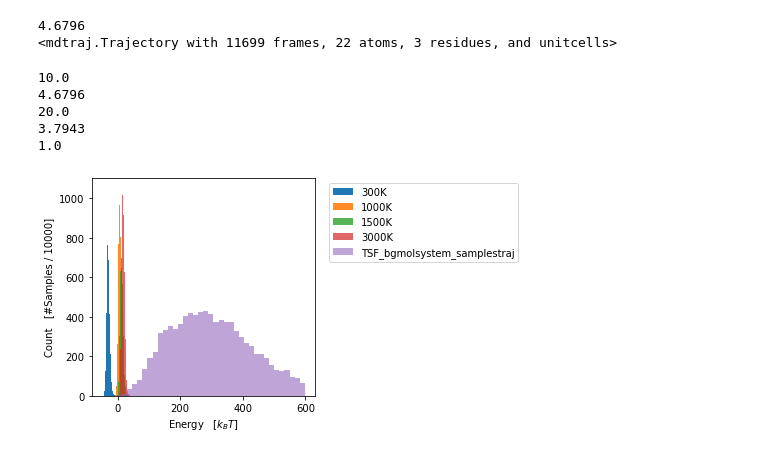
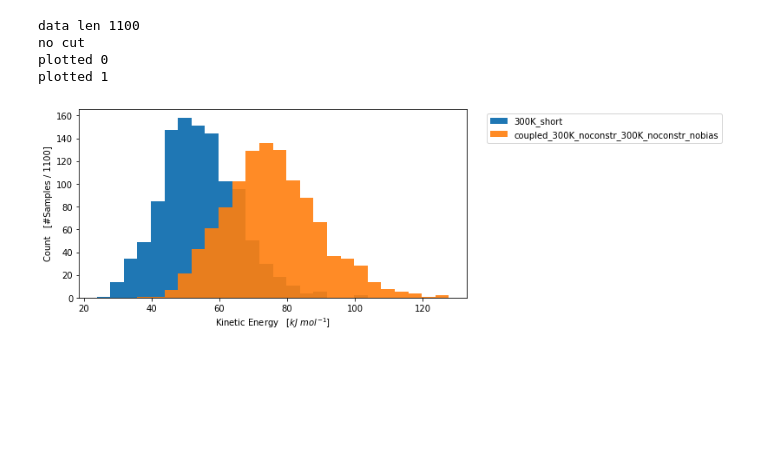
Before and after one commit to michellab/bgflow, a Jupyter notebook: BGflow_examples/plotting_energies.ipynb, the cells around one changed output. Saved outputs shown, nothing was run; the diff lists cells and outputs as text; code cells hidden in the pictures; blank space fills up the shorter version.

```diff
--- a/BGflow_examples/plotting_energies.ipynb
+++ b/BGflow_examples/plotting_energies.ipynb
@@ -101,13 +43,11 @@ parametersdict = pickle.load(pickleFile)
 # %%
-def find_stride(fname):
-    traj = mdtraj.load(f'{fname}.dcd',top='ala2_fromURL.pdb')
+def find_stride(fname, top_file, fpath_stub):
+
+    if 'coupled' in fname:
+        traj = mdtraj.load(f'Coupled_scheme/Trajectories/{fname}.dcd',top=top_file)
+    else:
+        traj = mdtraj.load(f'{fpath_stub}/Trajectories/{fname}.dcd',top=top_file)
+
     print(traj.n_frames/10000)
-    return traj.n_frames/10000
+    return len(traj), traj.n_frames/10000
-# %%
-stride = find_stride('1000K')
-traj = mdtraj.load('1000K.dcd',top='ala2_fromURL.pdb', stride=stride)
-print(traj)
-# %% [output]
-4.6796
-<mdtraj.Trajectory with 11699 frames, 22 atoms, 3 residues, and unitcells>
 # %%
@@ -185,15 +141,0 @@ def average_energy(trajectory, target_energy):
-# %%
-def plot_energy(ax,
-        *fnames):
-
-    energies = {}
-    for fname in fnames:
-        energies[fname] = get_energies(fname)
-        if np.percentile(energies[fname], 90) > 100:
-            ax.hist(energies[fname],  bins=40, range=(-50,np.percentile(energies[fname], 90)), density=False, label=fname, alpha=(1-fnames.index(fname)/10))
-        else:
-            ax.hist(energies[fname],  bins=40, density=False, label=fname, alpha=(1-fnames.index(fname)/10))
-
-    ax.set_xlabel("Energy   [$k_B T$]")
-    ax.set_ylabel(f"Count   [#Samples / {len(energies[fnames[0]])}]")
-    ax.legend(bbox_to_anchor = (1.04,1), loc='upper left')
@@ -200,12 +197,22 @@ def plot_energy(ax,
 # %%
 import matplotlib.pyplot as plt
-fig, ax = plt.subplots(figsize=(4,4))
 
-plot_energy(ax, '300K', '1000K','1500K', '3000K','TSF_bgmolsystem_samplestraj')
+fig, ax = plt.subplots(figsize=(8,4))
+
+#plot_energy(ax, '300Ktraj_xmlsystem_samplestraj')
+plot_energy(ax, '300K_short',
+'coupled_300K_noconstr_300K_noconstr_nobias',
+#'coupled_1000K_noconstr_TSFstride10_2_bias','coupled_1000K_noconstr_TSFstride10_2_nobias',
+# '300K_noconstr_long_1_samplestraj', '300K_noconstr_long_2_samplestraj', '300K_noconstr_long_3_samplestraj',
+# 'TSFtrajstride10_noconstr_long_1_samplestraj', 'TSFtrajstride10_noconstr_long_2_samplestraj', 'TSFtrajstride10_noconstr_long_3_samplestraj',
+molecule = 'ala2',kinetic_energy=True)
+
+
+#plot_energy(ax, '300Ktraj_xmlsystem_samplestraj')
+#'TSFtraj_xmlsystem_20000KLL_samplestraj', 'TSFtraj_xmlsystem_20000KLL_savegenerator_samplestraj',
 # %% [output]
-10.0
-4.6796
-20.0
-3.7943
-1.0
+data len 1100
+no cut
+plotted 0
+plotted 1
-[figure, old version]
+[figure, new version]
```
Also changed, not shown: parts of 20 cells of this notebook, 5 other files.
